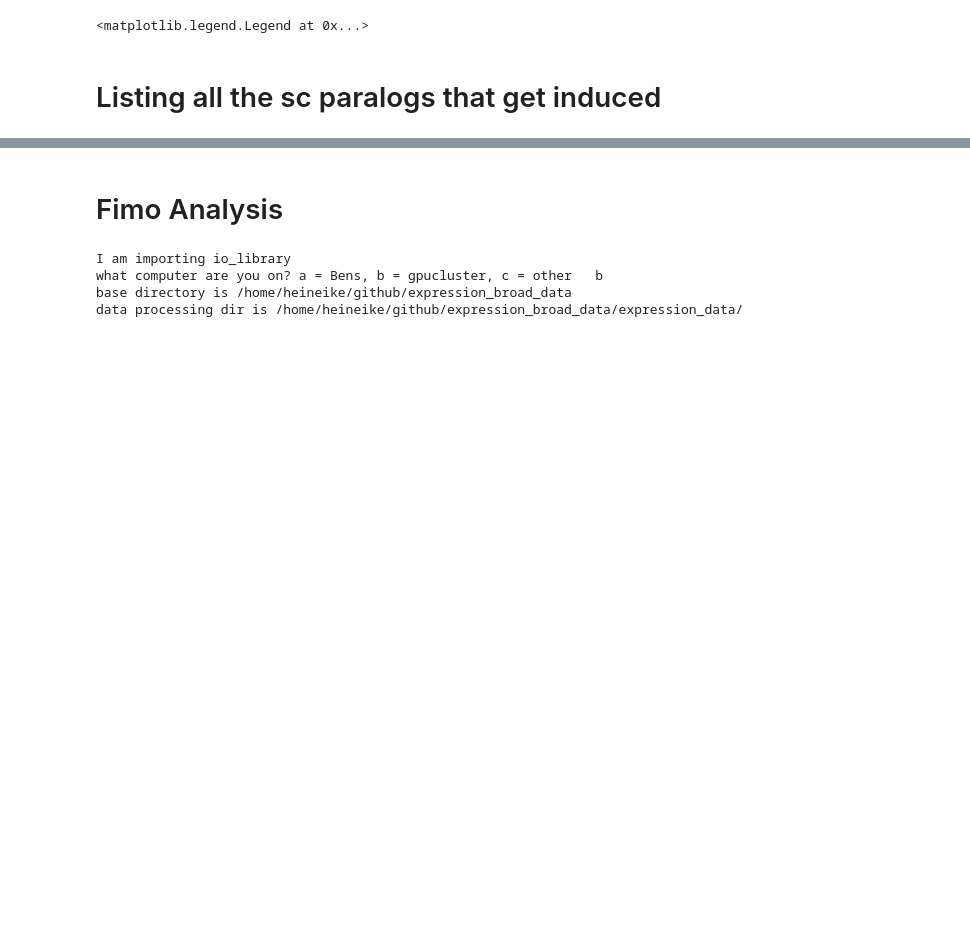
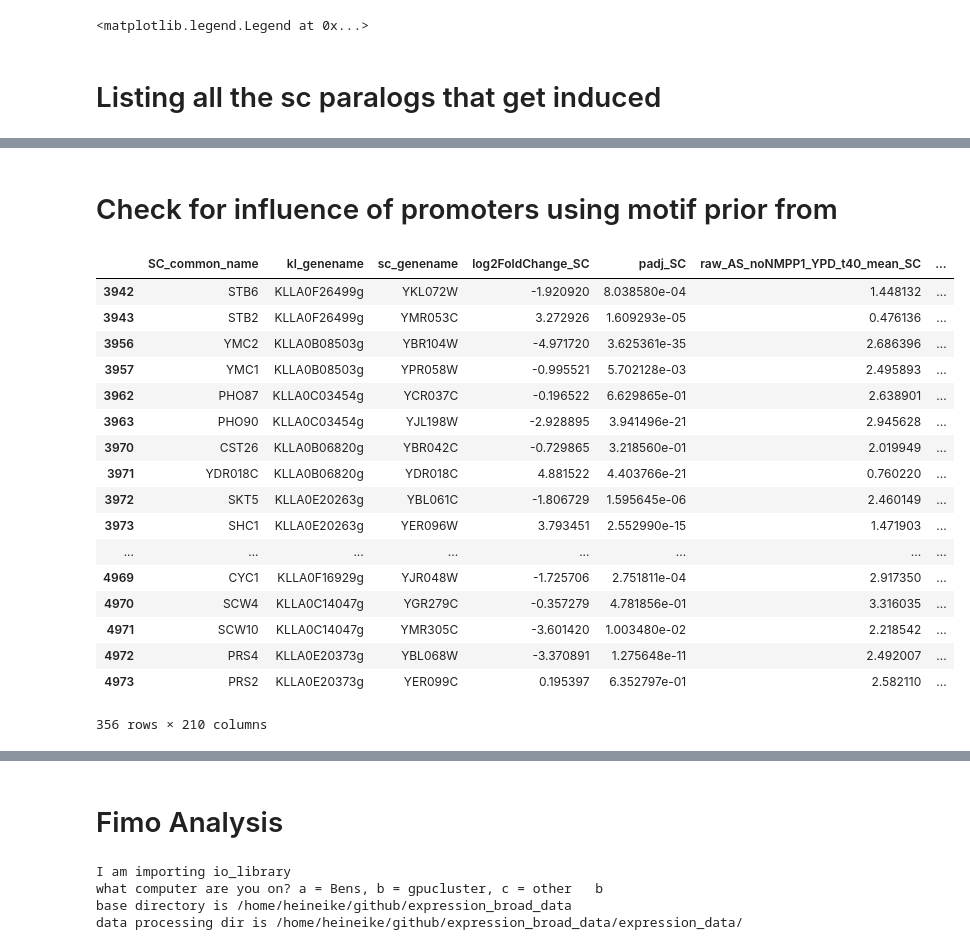
Before and after one commit to heineike02/yeast_esr_expression_analysis, a Jupyter notebook: scripts/20171004_scsigact_analysis.ipynb, the cells around one changed output, grey strips where cells are left out. Saved outputs shown, nothing was run; the diff lists cells and outputs as text; code cells hidden in the pictures; blank space fills up the shorter version.

Commit message:
used motif prior from Roy lab Merlin algortihm to map tfs to log expression

```diff
--- a/scripts/20171004_scsigact_analysis.ipynb
+++ b/scripts/20171004_scsigact_analysis.ipynb
@@ -276,3 +292,51 @@ for jj in range(0,NN):
 
 plt.scatter(kl_sc_PKA_data.loc[low_scpadj_paralog,'log2FoldChange_SC'],kl_sc_PKA_data.loc[high_scpadj_paralog,'log2FoldChange_SC'], alpha=0.3)
 plt.show()
+# %% [markdown]
+# Check for influence of promoters using motif prior from
+# %%
+motif_prior = pd.read_table(data_processing_dir + os.path.normpath("/motifs/Motif_prior.txt"), header = None, names = ["TF","sc_genename","interaction_score"])
+# %%
+paralog_sc_foldchange_tfs = paralog_sc_foldchange.copy()
+#shrink motif_prior to include only genes that are included on my subset list
+motif_prior_subset = motif_prior[motif_prior["sc_genename"].isin(paralog_sc_foldchange_tfs['sc_genename'])]
+# %%
+paralog_sc_foldchange_tfs = paralog_sc_foldchange.copy()
+tf_list = list(set(motif_prior_subset['TF']))
+
+for ind, tf in enumerate(tf_list):
+    #tf_common_name = tf_list_common_name[ind]
+    paralog_sc_foldchange_tfs[tf] = 0.0
+
+for ind,row in motif_prior_subset.iterrows():
+    tf = row[0]
+    gene = row[1]
+    interaction_score = row[2]
+    gene_ind = paralog_sc_foldchange_tfs[paralog_sc_foldchange_tfs['sc_genename']==gene].index
+    paralog_sc_foldchange_tfs.loc[gene_ind,tf] = interaction_score
+    paralog_sc_foldchange_tfs[paralog_sc_foldchange_tfs['sc_genename']==gene]
+
+
+tf_list_common_name = io_library.SC_common_name_lookup(tf_list)
+
+paralog_sc_foldchange_tfs.columns = list(paralog_sc_foldchange_tfs.columns[0:7]) + tf_list_common_name
+paralog_sc_foldchange_tfs
+# %% [output]
+|  | SC_common_name | kl_genename | sc_genename | log2FoldChange_SC | padj_SC | raw_AS_noNMPP1_YPD_t40_mean_SC | ... |
+| 3942 | STB6 | KLLA0F26499g | YKL072W | -1.920920 | 8.038580e-04 | 1.448132 | ... |
+| 3943 | STB2 | KLLA0F26499g | YMR053C | 3.272926 | 1.609293e-05 | 0.476136 | ... |
+| 3956 | YMC2 | KLLA0B08503g | YBR104W | -4.971720 | 3.625361e-35 | 2.686396 | ... |
+| 3957 | YMC1 | KLLA0B08503g | YPR058W | -0.995521 | 5.702128e-03 | 2.495893 | ... |
+| 3962 | PHO87 | KLLA0C03454g | YCR037C | -0.196522 | 6.629865e-01 | 2.638901 | ... |
+| 3963 | PHO90 | KLLA0C03454g | YJL198W | -2.928895 | 3.941496e-21 | 2.945628 | ... |
+| 3970 | CST26 | KLLA0B06820g | YBR042C | -0.729865 | 3.218560e-01 | 2.019949 | ... |
+| 3971 | YDR018C | KLLA0B06820g | YDR018C | 4.881522 | 4.403766e-21 | 0.760220 | ... |
+| 3972 | SKT5 | KLLA0E20263g | YBL061C | -1.806729 | 1.595645e-06 | 2.460149 | ... |
+| 3973 | SHC1 | KLLA0E20263g | YER096W | 3.793451 | 2.552990e-15 | 1.471903 | ... |
+| ... | ... | ... | ... | ... | ... | ... | ... |
+| 4969 | CYC1 | KLLA0F16929g | YJR048W | -1.725706 | 2.751811e-04 | 2.917350 | ... |
+| 4970 | SCW4 | KLLA0C14047g | YGR279C | -0.357279 | 4.781856e-01 | 3.316035 | ... |
+| 4971 | SCW10 | KLLA0C14047g | YMR305C | -3.601420 | 1.003480e-02 | 2.218542 | ... |
+| 4972 | PRS4 | KLLA0E20373g | YBL068W | -3.370891 | 1.275648e-11 | 2.492007 | ... |
+| 4973 | PRS2 | KLLA0E20373g | YER099C | 0.195397 | 6.352797e-01 | 2.582110 | ... |
+356 rows × 210 columns
```
Also changed, not shown: parts of 10 cells of this notebook, 1 other file.
